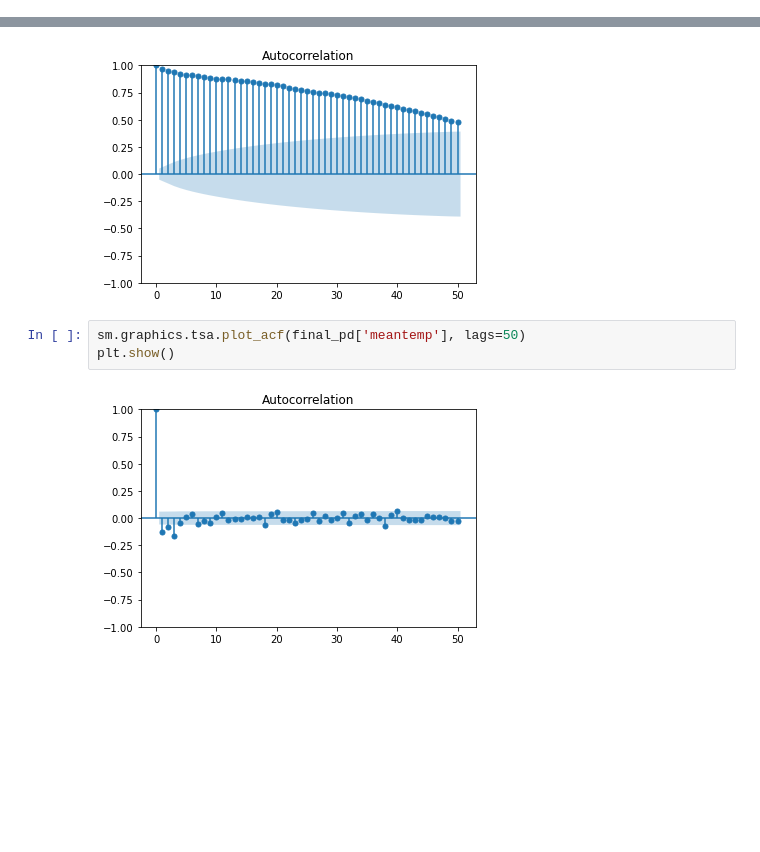
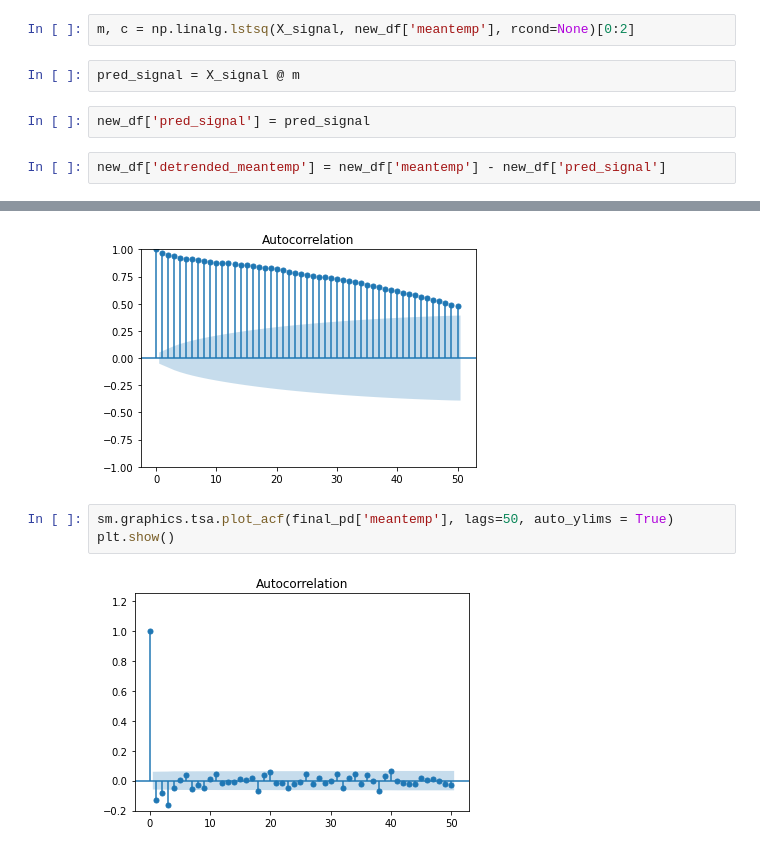
Before and after one commit to breko151/TIMES_SERIES_ANALYSIS, a Jupyter notebook: 3 - Preprocesamiento de Series de Tiempo.ipynb, the cells around one changed output, grey strips where cells are left out. Drawn from its saved outputs; the diff is of its cells as text; blank space fills up the shorter version.

```diff
--- a/3 - Preprocesamiento de Series de Tiempo.ipynb
+++ b/3 - Preprocesamiento de Series de Tiempo.ipynb
@@ -232,0 +273,8 @@ Nota: Utilice una frecuencia fija de $1/365$ para replicar los ciclos.
+# %%
+m, c = np.linalg.lstsq(X_signal, new_df['meantemp'], rcond=None)[0:2]
+# %%
+pred_signal = X_signal @ m
+# %%
+new_df['pred_signal'] = pred_signal
+# %%
+new_df['detrended_meantemp'] = new_df['meantemp'] - new_df['pred_signal']
@@ -266,7 +332,7 @@ plt.show()
 # %% [output]
 [figure]
 # %%
-sm.graphics.tsa.plot_acf(final_pd['meantemp'], lags=50)
+sm.graphics.tsa.plot_acf(final_pd['meantemp'], lags=50, auto_ylims = True)
 plt.show()
 # %% [output]
-[figure, old version]
+[figure, new version]
```
Also changed, not shown: parts of 27 cells of this notebook.
